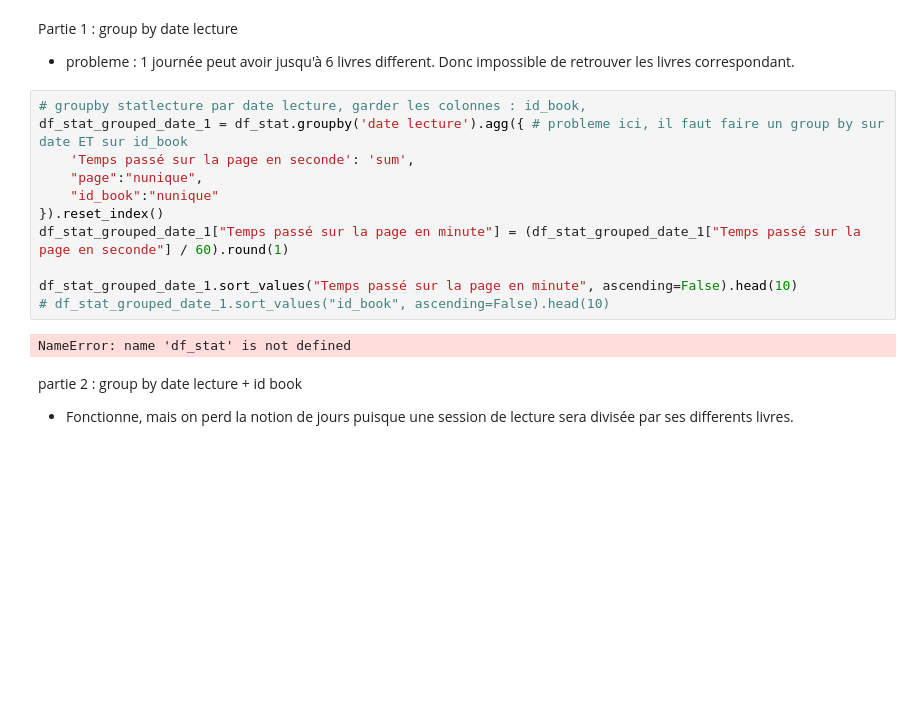
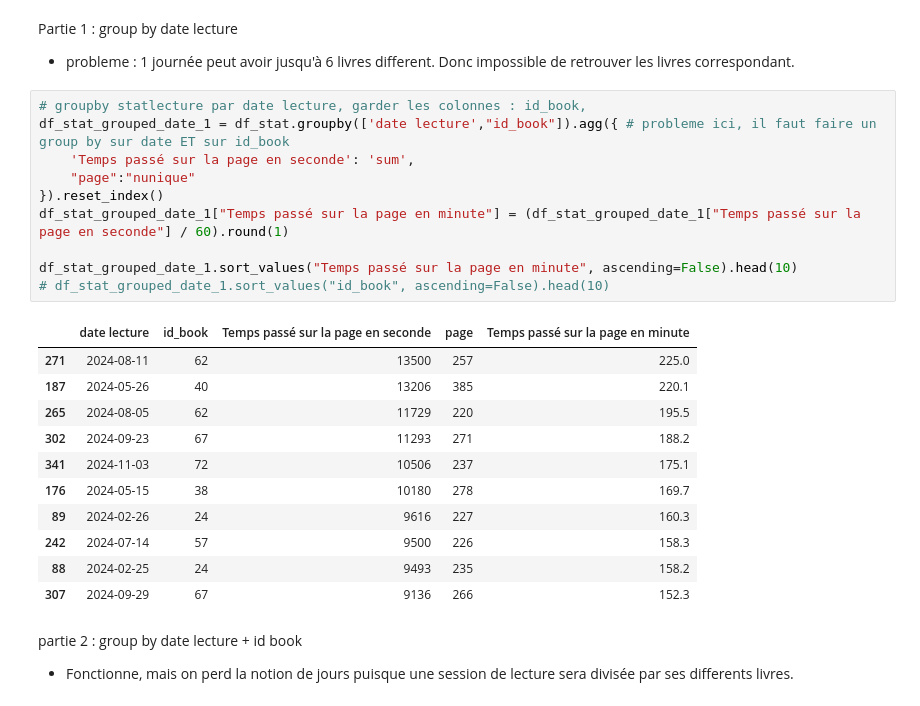
Before and after one commit to ChrisOlv/book_data_analysis, a Jupyter notebook: dataviz/dataviz.ipynb, the cells around one changed output. Drawn from its saved outputs; the diff is of its cells as text; blank space fills up the shorter version.

```diff
--- a/dataviz/dataviz.ipynb
+++ b/dataviz/dataviz.ipynb
@@ -362,17 +362,26 @@ Partie 1 : group by date lecture
 * probleme : 1 journée peut avoir jusqu'à 6 livres different. Donc impossible de retrouver les livres correspondant.
 # %%
 # groupby statlecture par date lecture, garder les colonnes : id_book,
-df_stat_grouped_date_1 = df_stat.groupby('date lecture').agg({ # probleme ici, il faut faire un group by sur date ET sur id_book
+df_stat_grouped_date_1 = df_stat.groupby(['date lecture',"id_book"]).agg({ # probleme ici, il faut faire un group by sur date ET sur id_book
     'Temps passé sur la page en seconde': 'sum',
-    "page":"nunique",
-    "id_book":"nunique"
+    "page":"nunique"
 }).reset_index()
 df_stat_grouped_date_1["Temps passé sur la page en minute"] = (df_stat_grouped_date_1["Temps passé sur la page en seconde"] / 60).round(1)
 
 df_stat_grouped_date_1.sort_values("Temps passé sur la page en minute", ascending=False).head(10)
 # df_stat_grouped_date_1.sort_values("id_book", ascending=False).head(10)
 # %% [output]
-NameError: name 'df_stat' is not defined
+|  | date lecture | id_book | Temps passé sur la page en seconde | page | Temps passé sur la page en minute |
+| 271 | 2024-08-11 | 62 | 13500 | 257 | 225.0 |
+| 187 | 2024-05-26 | 40 | 13206 | 385 | 220.1 |
+| 265 | 2024-08-05 | 62 | 11729 | 220 | 195.5 |
+| 302 | 2024-09-23 | 67 | 11293 | 271 | 188.2 |
+| 341 | 2024-11-03 | 72 | 10506 | 237 | 175.1 |
+| 176 | 2024-05-15 | 38 | 10180 | 278 | 169.7 |
+| 89 | 2024-02-26 | 24 | 9616 | 227 | 160.3 |
+| 242 | 2024-07-14 | 57 | 9500 | 226 | 158.3 |
+| 88 | 2024-02-25 | 24 | 9493 | 235 | 158.2 |
+| 307 | 2024-09-29 | 67 | 9136 | 266 | 152.3 |
 # %% [markdown]
 partie 2 : group by date lecture + id book
 * Fonctionne, mais on perd la notion de jours puisque une session de lecture sera divisée par ses differents livres.
```
